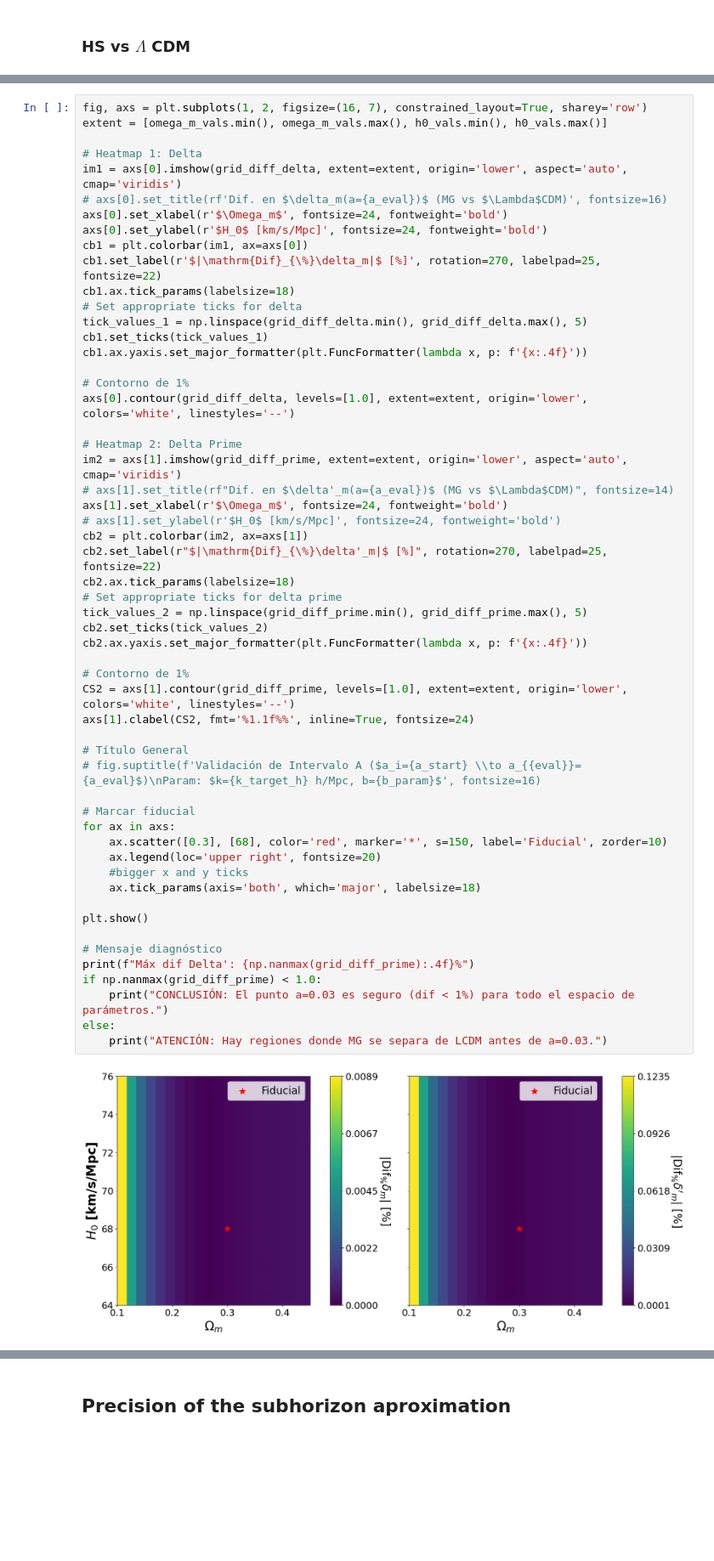
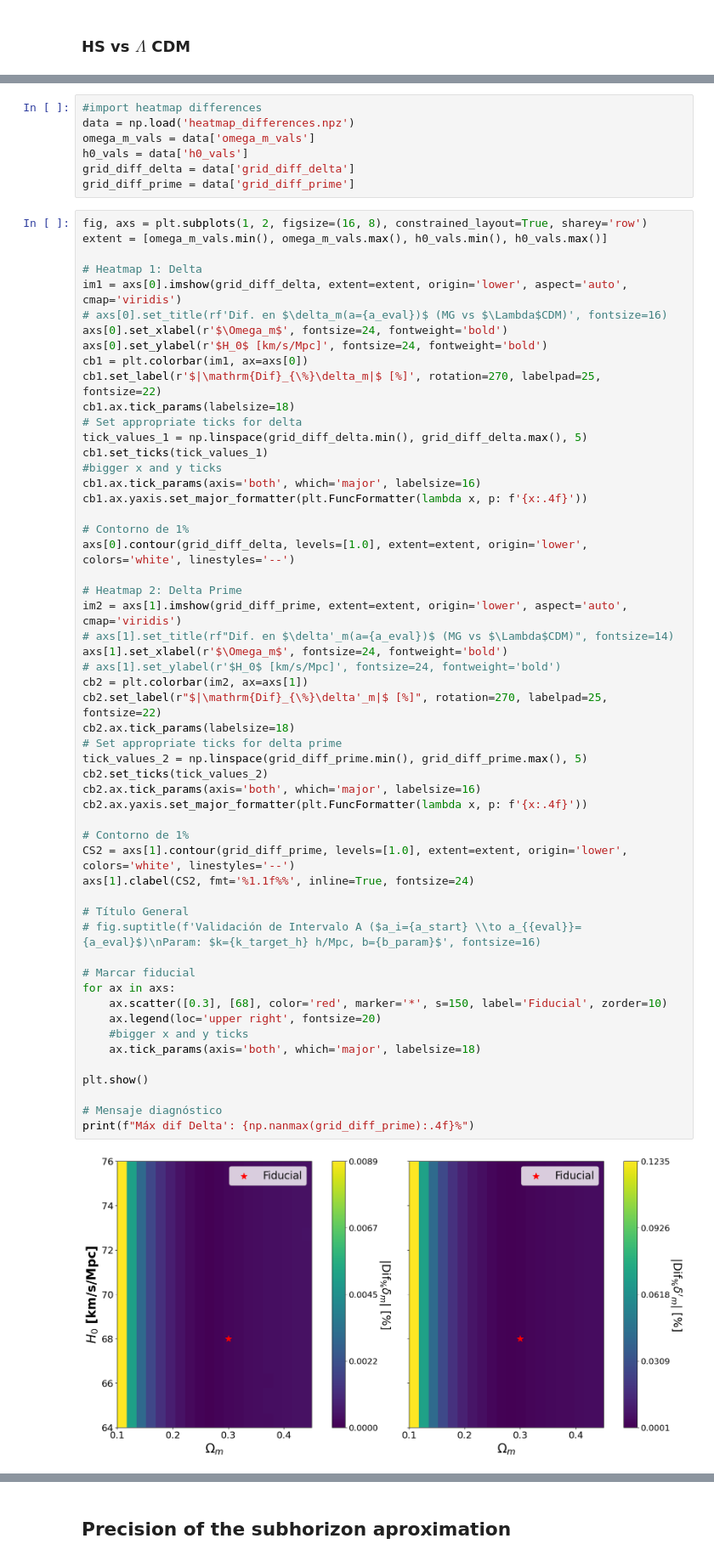
Before and after one commit to PedroRozin/Initial-Conditions-of-the-Matter-Perturbation-Equation-with-Neural-Networks, a Jupyter notebook: notebooks/comparations.ipynb, the cells around one changed output, grey strips where cells are left out. Shown at 85% size. Saved outputs shown, nothing was run; the diff lists cells and outputs as text; blank space fills up the shorter version.

```diff
--- a/notebooks/comparations.ipynb
+++ b/notebooks/comparations.ipynb
@@ -826,5 +835,12 @@ Máx dif Delta': 0.1235%
+# %%
+#import heatmap differences
+data = np.load('heatmap_differences.npz')
+omega_m_vals = data['omega_m_vals']
+h0_vals = data['h0_vals']
+grid_diff_delta = data['grid_diff_delta']
+grid_diff_prime = data['grid_diff_prime']
 # %%
-fig, axs = plt.subplots(1, 2, figsize=(16, 7), constrained_layout=True, sharey='row')
+fig, axs = plt.subplots(1, 2, figsize=(16, 8), constrained_layout=True, sharey='row')
 extent = [omega_m_vals.min(), omega_m_vals.max(), h0_vals.min(), h0_vals.max()]
 
 # Heatmap 1: Delta
@@ -838,6 +854,8 @@ cb1.ax.tick_params(labelsize=18)
 # Set appropriate ticks for delta
 tick_values_1 = np.linspace(grid_diff_delta.min(), grid_diff_delta.max(), 5)
 cb1.set_ticks(tick_values_1)
+#bigger x and y ticks
+cb1.ax.tick_params(axis='both', which='major', labelsize=16)
 cb1.ax.yaxis.set_major_formatter(plt.FuncFormatter(lambda x, p: f'{x:.4f}'))
 
 # Contorno de 1%
@@ -848,37 +866,34 @@ im2 = axs[1].imshow(grid_diff_prime, extent=extent, origin='lower', aspect='auto
 # axs[1].set_title(rf"Dif. en $\delta'_m(a={a_eval})$ (MG vs $\Lambda$CDM)", fontsize=14)
 axs[1].set_xlabel(r'$\Omega_m$', fontsize=24, fontweight='bold')
 # axs[1].set_ylabel(r'$H_0$ [km/s/Mpc]', fontsize=24, fontweight='bold')
 cb2 = plt.colorbar(im2, ax=axs[1])
 cb2.set_label(r"$|\mathrm{Dif}_{\%}\delta'_m|$ [%]", rotation=270, labelpad=25, fontsize=22)
 cb2.ax.tick_params(labelsize=18)
 # Set appropriate ticks for delta prime
 tick_values_2 = np.linspace(grid_diff_prime.min(), grid_diff_prime.max(), 5)
 cb2.set_ticks(tick_values_2)
+cb2.ax.tick_params(axis='both', which='major', labelsize=16)
 cb2.ax.yaxis.set_major_formatter(plt.FuncFormatter(lambda x, p: f'{x:.4f}'))
 
 # Contorno de 1%
 CS2 = axs[1].contour(grid_diff_prime, levels=[1.0], extent=extent, origin='lower', colors='white', linestyles='--')
 axs[1].clabel(CS2, fmt='%1.1f%%', inline=True, fontsize=24)
 
 # Título General
 # fig.suptitle(f'Validación de Intervalo A ($a_i={a_start} \\to a_{{eval}}={a_eval}$)\nParam: $k={k_target_h} h/Mpc, b={b_param}$', fontsize=16)
 
 # Marcar fiducial
 for ax in axs:
     ax.scatter([0.3], [68], color='red', marker='*', s=150, label='Fiducial', zorder=10)
     ax.legend(loc='upper right', fontsize=20)
     #bigger x and y ticks
     ax.tick_params(axis='both', which='major', labelsize=18)
 
 plt.show()
 
 # Mensaje diagnóstico
 print(f"Máx dif Delta': {np.nanmax(grid_diff_prime):.4f}%")
-if np.nanmax(grid_diff_prime) < 1.0:
-    print("CONCLUSIÓN: El punto a=0.03 es seguro (dif < 1%) para todo el espacio de parámetros.")
-else:
-    print("ATENCIÓN: Hay regiones donde MG se separa de LCDM antes de a=0.03.")
 # %% [output]
-[figure, old version]
+[figure, new version]
 Máx dif Delta': 0.1235%
 CONCLUSIÓN: El punto a=0.03 es seguro (dif < 1%) para todo el espacio de parámetros.
```
Also changed, not shown: parts of 15 cells of this notebook, 2 other files.
